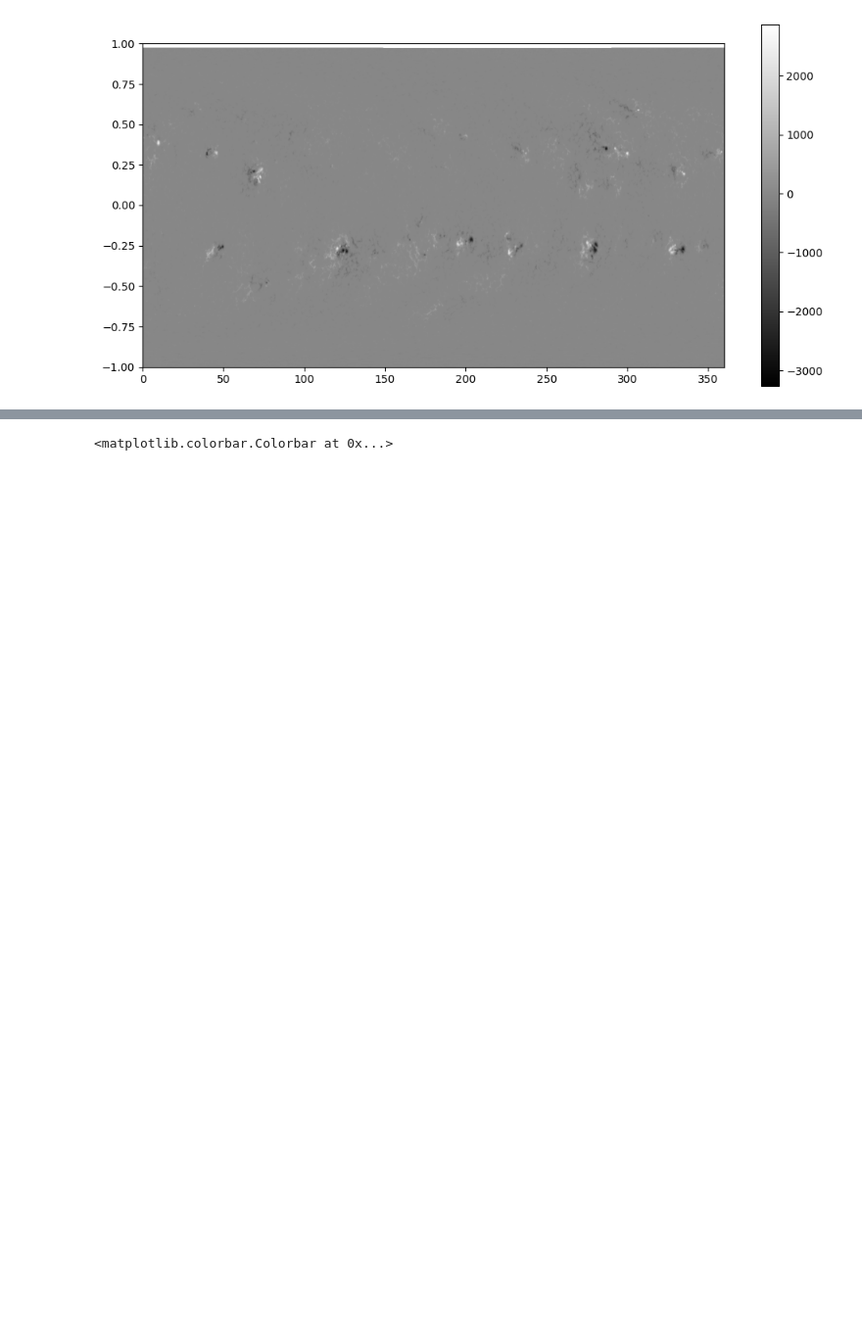
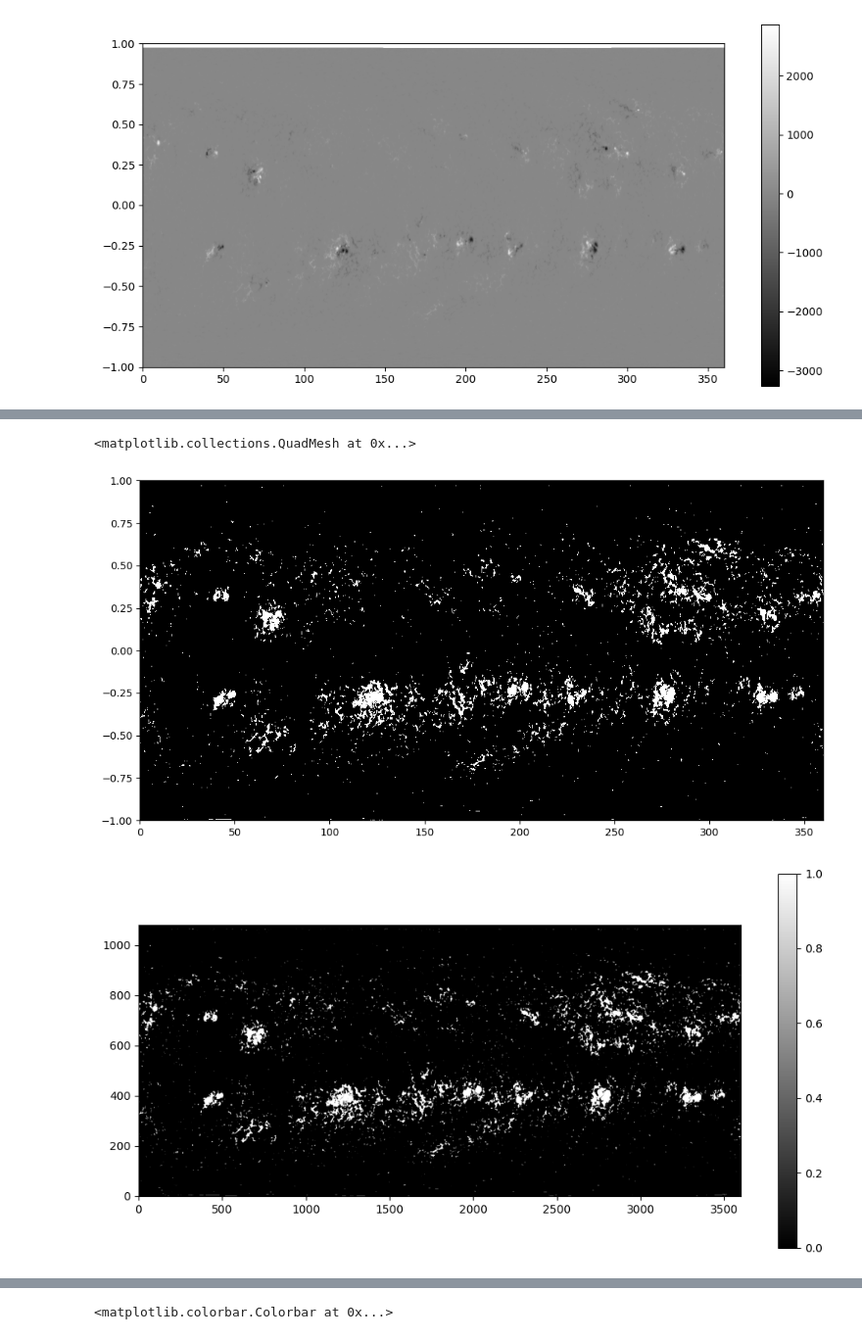
Before and after one commit to Samapti25/solar, a Jupyter notebook: carringtonmaps.ipynb, the cells around one changed output, grey strips where cells are left out. Shown at 98% size. Saved outputs shown, nothing was run; the diff lists cells and outputs as text; code cells hidden in the pictures; blank space fills up the shorter version.

```diff
--- a/carringtonmaps.ipynb
+++ b/carringtonmaps.ipynb
@@ -196,0 +222,25 @@ print(Phi)
+# %%
+
+threshold=100
+binary_mask=np.abs(data)>threshold
+mask=(np.abs(data)>threshold)                                    #|(np.abs(data)==0)
+crop_data=np.where(mask, data, 0)
+# %%
+fig = plt.figure(figsize=(12,6))
+
+X,Y=np.meshgrid(lon, sinlat)
+plt.pcolormesh(X,Y,binary_mask, cmap='gray')
+fig=plt.figure(figsize=(12,6))
+
+plt.imshow(binary_mask,origin="lower", cmap='gray',aspect=1.5)
+plt.colorbar()
+
+
+
+fig=plt.figure(figsize=(12,6))
+x,y=np.meshgrid(lon, lat )
+plt.pcolormesh(x,y,binary_mask, cmap='gray')
+# %% [output]
+<matplotlib.collections.QuadMesh at 0x...>
+[figure, added]
+[figure, added]
```
Also changed, not shown: parts of 31 cells of this notebook.
